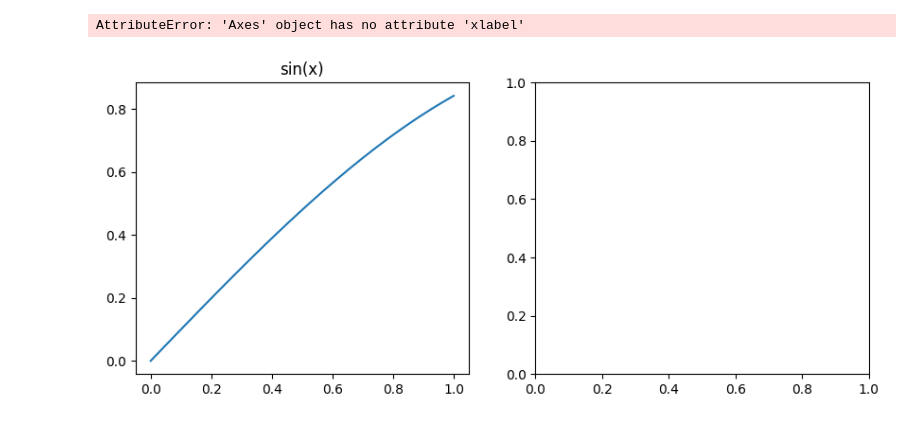
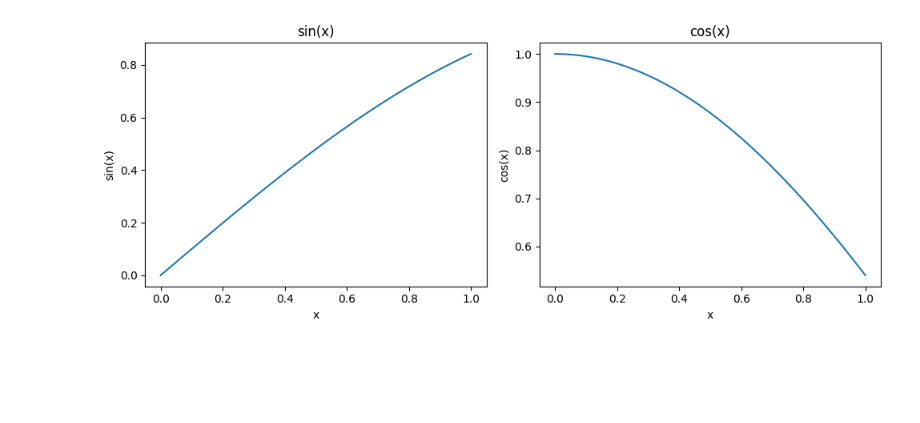
Before and after one commit to K2blackcat/astr-19, a Jupyter notebook: S8.ipynb, the cells around one changed output. Saved outputs shown, nothing was run; the diff lists cells and outputs as text; code cells hidden in the pictures; blank space fills up the shorter version.

```diff
--- a/S8.ipynb
+++ b/S8.ipynb
@@ -11,19 +11,18 @@ def my_cos(x):
 # %%
 fig, axes = plt.subplots(1, 2, figsize = (10, 4))
 
 axes[0].plot(x,my_sin(x))
 axes[0].set_title('sin(x)')
 axes[0].set_xlabel('x')
 axes[0].set_ylabel('sin(x)')
 
 axes[1].plot(x,my_cos(x))
 axes[1].set_title('cos(x)')
-axes[1].xlabel('x')
-axes[1].ylabel('cos(x)')
+axes[1].set_xlabel('x')
+axes[1].set_ylabel('cos(x)')
 
-plt.tight-layout()
+plt.tight_layout()
 plt.savefig("sin_cos_plot.pdf")
 plt.show()
 # %% [output]
-AttributeError: 'Axes' object has no attribute 'xlabel'
-[figure, old version]
+[figure, new version]
```
